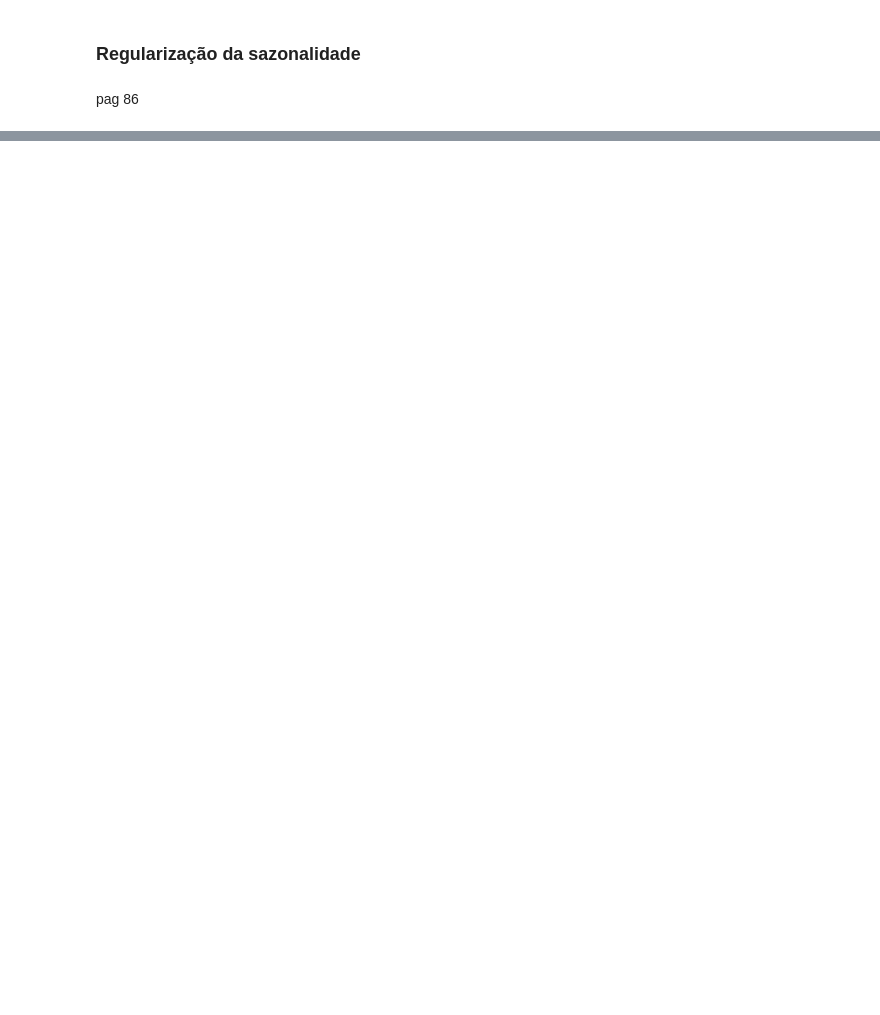
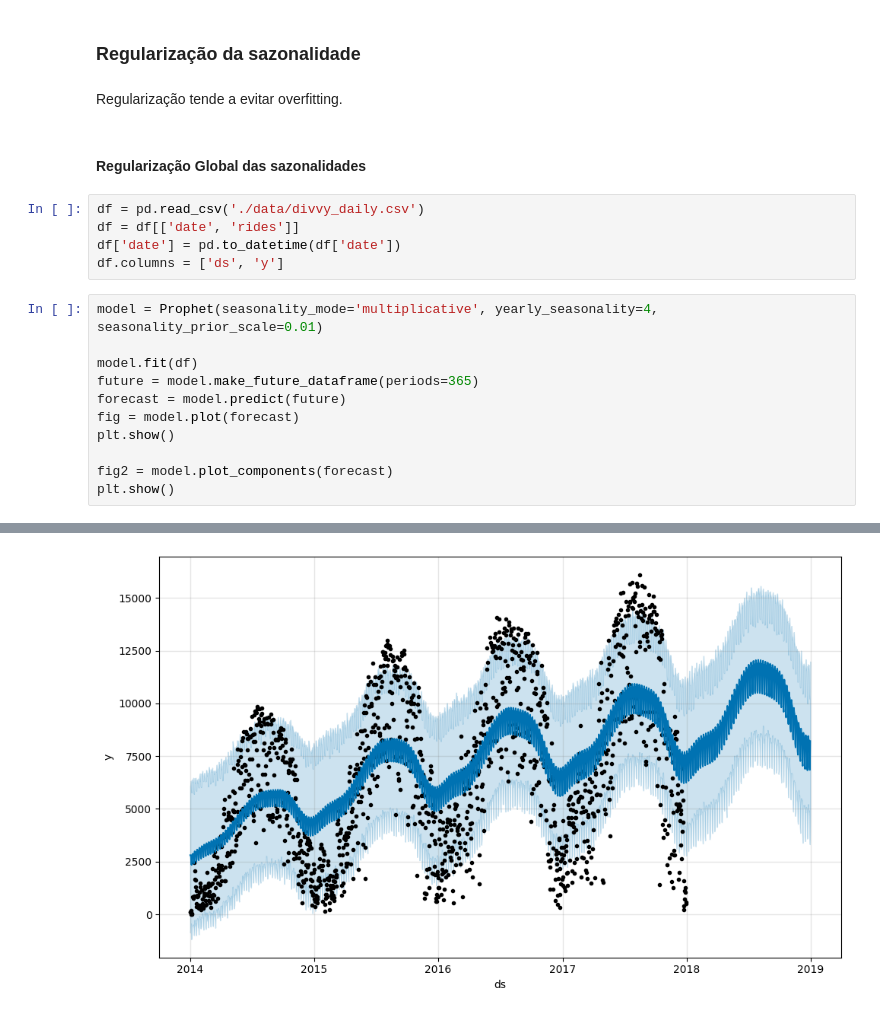
Before and after one commit to rodolphomacedo/prophet, a Jupyter notebook: Cap4 - Sazonalidade.ipynb, the cells around one changed output, grey strips where cells are left out. Drawn from its saved outputs; the diff is of its cells as text; blank space fills up the shorter version.

```diff
--- a/Cap4 - Sazonalidade.ipynb
+++ b/Cap4 - Sazonalidade.ipynb
@@ -270,4 +270,23 @@ plt.show()
 # %% [markdown]
 ### Regularização da sazonalidade
 # %% [markdown]
-pag 86
+Regularização tende a evitar overfitting.
+# %% [markdown]
+#### Regularização Global das sazonalidades
+# %%
+df = pd.read_csv('./data/divvy_daily.csv')
+df = df[['date', 'rides']]
+df['date'] = pd.to_datetime(df['date'])
+df.columns = ['ds', 'y']
+# %%
+model = Prophet(seasonality_mode='multiplicative', yearly_seasonality=4, seasonality_prior_scale=0.01)
+
+model.fit(df)
+future = model.make_future_dataframe(periods=365)
+forecast = model.predict(future)
+fig = model.plot(forecast)
+plt.show()
+
+fig2 = model.plot_components(forecast)
+plt.show()
+# %% [output]
@@ -273,0 +295 @@ pag 86
+[figure, added]
```
Also changed, not shown: parts of 11 cells of this notebook.
